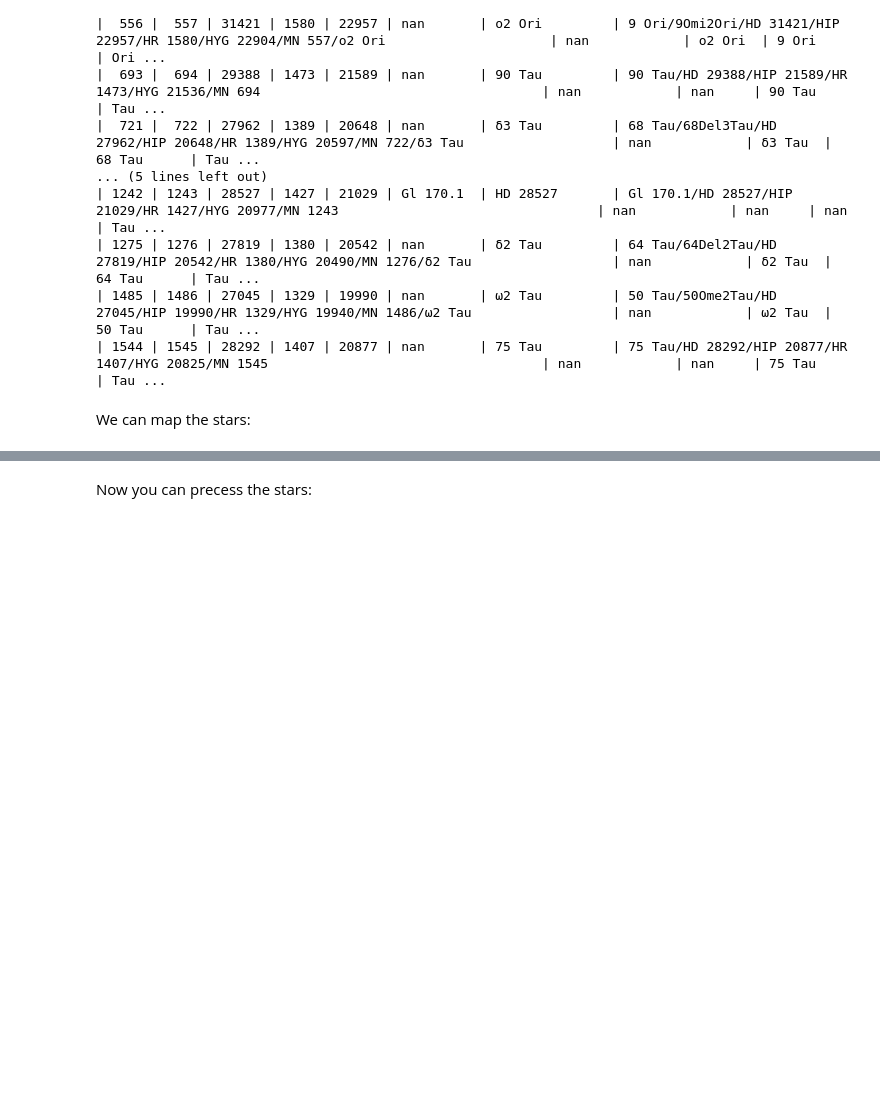
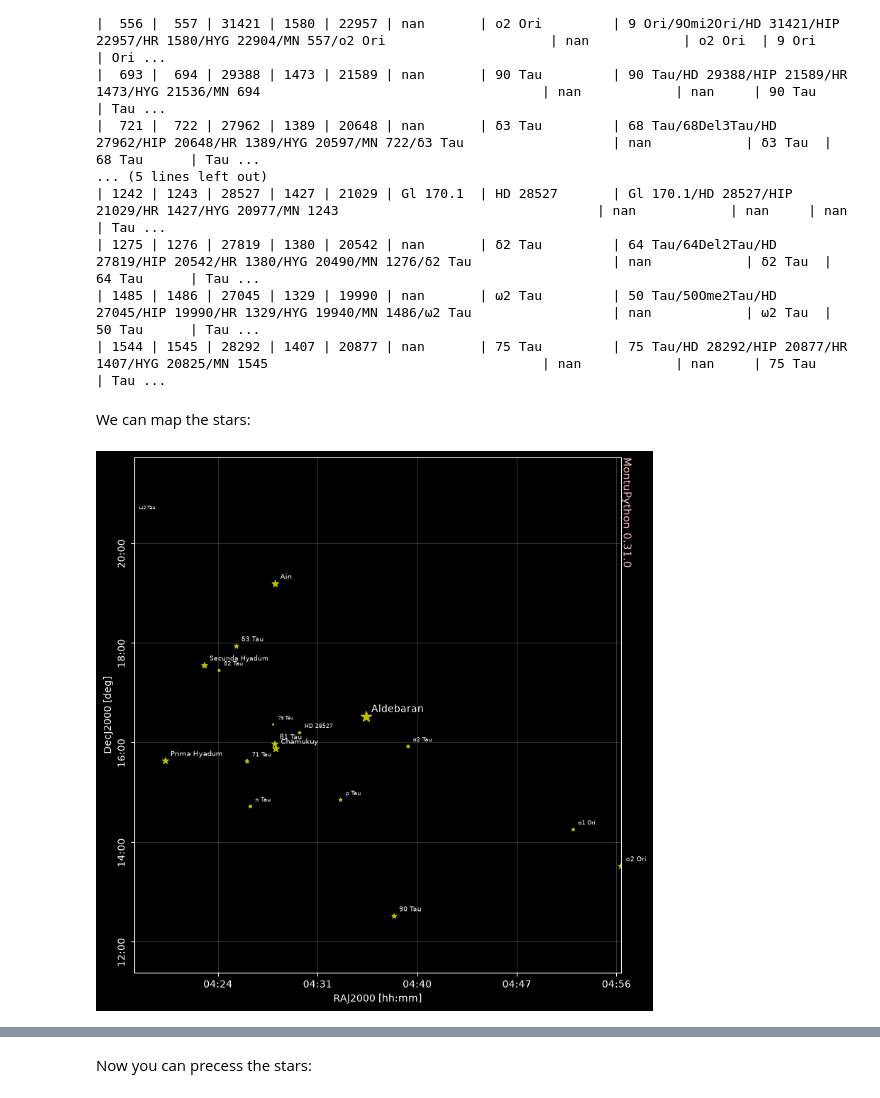
Before and after one commit to seap-udea/MontuPython, a Jupyter notebook: README.ipynb, the cells around one changed output, grey strips where cells are left out. Cells and saved outputs as stored; diff of their text form; code cells hidden in the pictures; blank space fills up the shorter version.

```diff
--- a/README.ipynb
+++ b/README.ipynb
@@ -288,7 +290,11 @@ We can map the stars:
 # %%
 fig,axs = hyades.plot_stars()
 fig.savefig('gallery/hyades.png')
+display(fig)
 plt.close(fig) # Used only for README generation
+from IPython.display import display
+# %% [output]
+[figure, added]
 # %% [markdown]
 <p align="center"><img src="https://github.com/seap-udea/MontuPython/blob/main/gallery/hyades.png?raw=true" alt="Logo""/></p>
 # %% [markdown]
```
Also changed, not shown: parts of 5 cells of this notebook, 24 other files.
